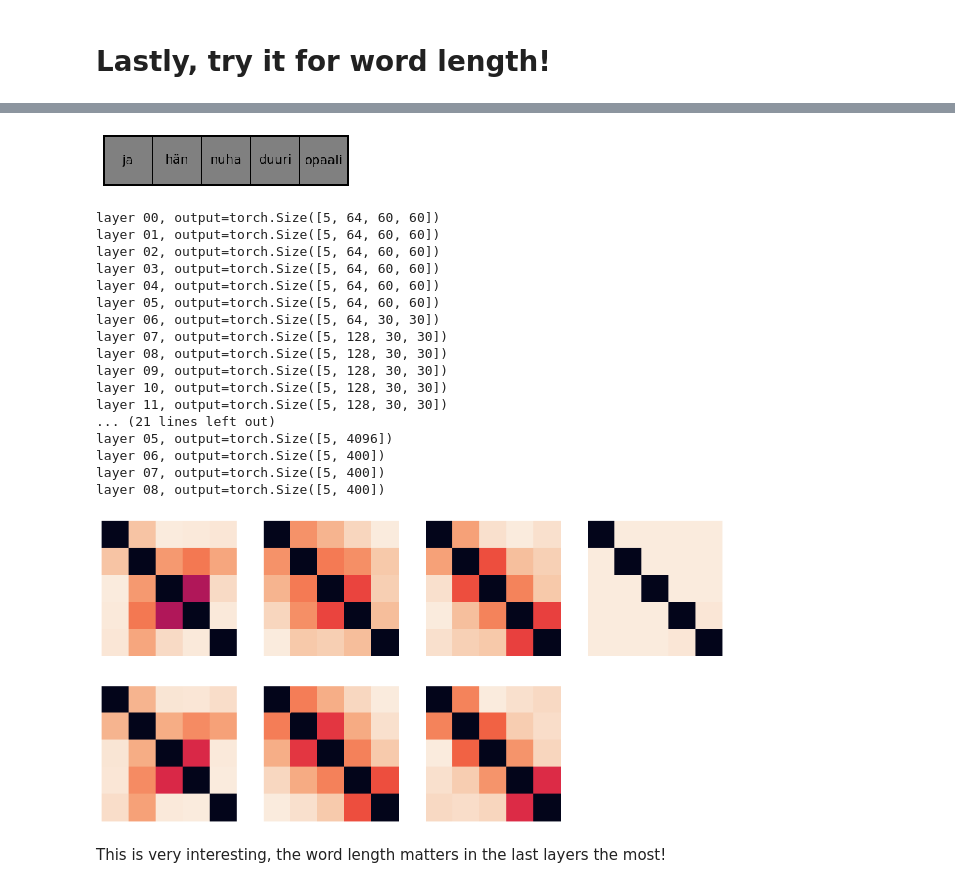
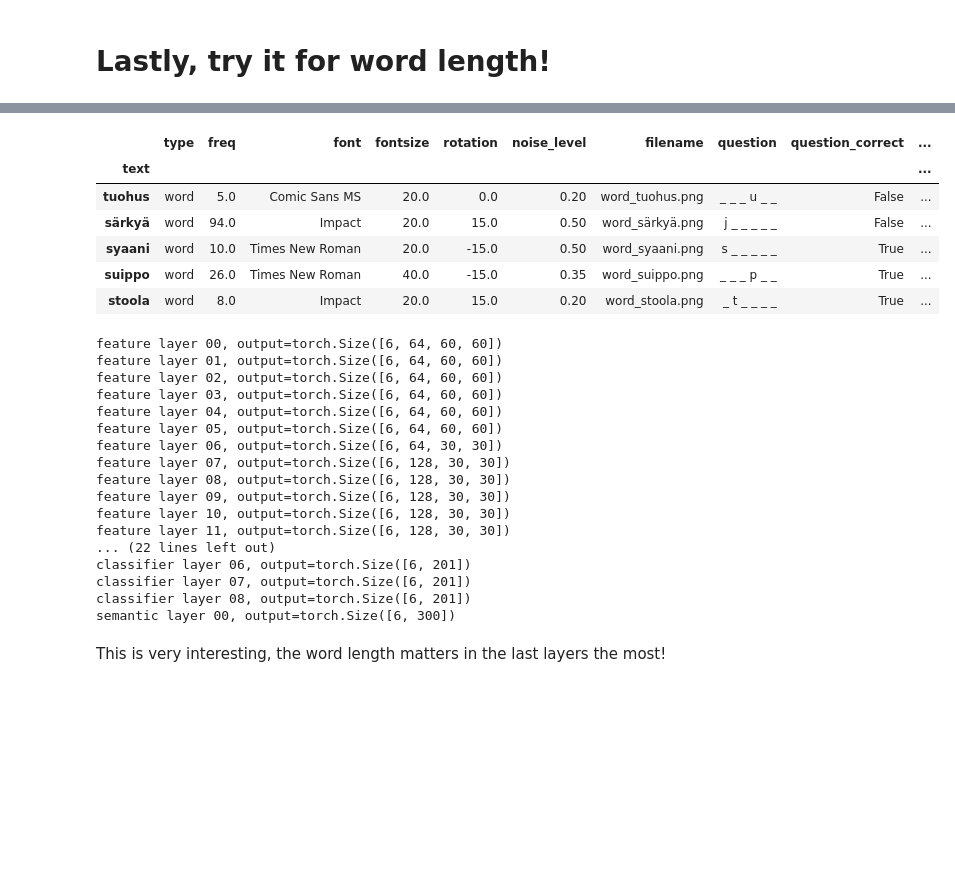
Before and after one commit to wmvanvliet/preprint, a Jupyter notebook: notebooks/explore_cnn_activities.ipynb, the cells around one changed output, grey strips where cells are left out. Saved outputs shown, nothing was run; the diff lists cells and outputs as text; code cells hidden in the pictures; blank space fills up the shorter version.

```diff
--- a/notebooks/explore_cnn_activities.ipynb
+++ b/notebooks/explore_cnn_activities.ipynb
@@ -341,2 +333,13 @@ for i in range(min_len, max_len+1):
+# %%
+meta['length'] = meta.index.str.len()
+meta.query('type=="word"').sort_values('length', ascending=False).head(5)
+# %% [output]
+|  | type | freq | font | fontsize | rotation | noise_level | filename | question | question_correct | ... |
+| text |  |  |  |  |  |  |  |  |  | ... |
+| tuohus | word | 5.0 | Comic Sans MS | 20.0 | 0.0 | 0.20 | word_tuohus.png | _ _ _ u _ _ | False | ... |
+| särkyä | word | 94.0 | Impact | 20.0 | 15.0 | 0.50 | word_särkyä.png | j _ _ _ _ _ | False | ... |
+| syaani | word | 10.0 | Times New Roman | 20.0 | -15.0 | 0.50 | word_syaani.png | s _ _ _ _ _ | True | ... |
+| suippo | word | 26.0 | Times New Roman | 40.0 | -15.0 | 0.35 | word_suippo.png | _ _ _ p _ _ | True | ... |
+| stoola | word | 8.0 | Impact | 20.0 | 15.0 | 0.20 | word_stoola.png | _ t _ _ _ _ | True | ... |
 # %%
 images_len=[]
@@ -349,47 +352,46 @@ images_len = torch.cat(images_len, 0)
 plt.figure(figsize=(5, 1))
 plt.axis('off')
 plt.tight_layout()
-plt.imshow(make_grid(images_len/5 + 0.5, nrow=5).numpy().transpose(1, 2, 0));
+plt.imshow(make_grid(images_len/5 + 0.5, nrow=6).numpy().transpose(1, 2, 0));
-# %% [output]
-[figure, removed]
 # %%
 # Load the model and feed through the images
-model_name = 'vgg_first_imagenet64_then_tiny-words-noisy_tiny-imagenet'
-checkpoint = torch.load('%s.pth.tar' % model_name, map_location='cpu')
-model = networks.vgg.from_checkpoint(checkpoint)
-feature_outputs, classifier_outputs = model.get_layer_activations(images_len)
+model_name = 'vgg_first_imagenet64_then_tiny-words_tiny-nontext_tiny-imagenet_w2v'
+checkpoint = torch.load('../models/%s.pth.tar' % model_name, map_location='cpu')
+model = networks.vgg_small.from_checkpoint(checkpoint)
+feature_outputs, classifier_outputs, semantic_outputs = model.get_layer_activations(images_len)
 # %% [output]
-layer 00, output=torch.Size([5, 64, 60, 60])
-layer 01, output=torch.Size([5, 64, 60, 60])
-layer 02, output=torch.Size([5, 64, 60, 60])
-layer 03, output=torch.Size([5, 64, 60, 60])
-layer 04, output=torch.Size([5, 64, 60, 60])
-layer 05, output=torch.Size([5, 64, 60, 60])
-layer 06, output=torch.Size([5, 64, 30, 30])
-layer 07, output=torch.Size([5, 128, 30, 30])
-layer 08, output=torch.Size([5, 128, 30, 30])
-layer 09, output=torch.Size([5, 128, 30, 30])
-layer 10, output=torch.Size([5, 128, 30, 30])
-layer 11, output=torch.Size([5, 128, 30, 30])
-... (21 lines left out)
-layer 05, output=torch.Size([5, 4096])
-layer 06, output=torch.Size([5, 400])
-layer 07, output=torch.Size([5, 400])
-layer 08, output=torch.Size([5, 400])
+feature layer 00, output=torch.Size([6, 64, 60, 60])
+feature layer 01, output=torch.Size([6, 64, 60, 60])
+feature layer 02, output=torch.Size([6, 64, 60, 60])
+feature layer 03, output=torch.Size([6, 64, 60, 60])
+feature layer 04, output=torch.Size([6, 64, 60, 60])
+feature layer 05, output=torch.Size([6, 64, 60, 60])
+feature layer 06, output=torch.Size([6, 64, 30, 30])
+feature layer 07, output=torch.Size([6, 128, 30, 30])
+feature layer 08, output=torch.Size([6, 128, 30, 30])
+feature layer 09, output=torch.Size([6, 128, 30, 30])
+feature layer 10, output=torch.Size([6, 128, 30, 30])
+feature layer 11, output=torch.Size([6, 128, 30, 30])
+... (22 lines left out)
+classifier layer 06, output=torch.Size([6, 201])
+classifier layer 07, output=torch.Size([6, 201])
+classifier layer 08, output=torch.Size([6, 201])
+semantic layer 00, output=torch.Size([6, 300])
 # %%
 dsms_values = [
-    rsa.compute_dsm(feature_outputs[0], metric='correlation'),
-    rsa.compute_dsm(feature_outputs[1], metric='correlation'),
-    rsa.compute_dsm(feature_outputs[2], metric='correlation'),
-    rsa.compute_dsm(feature_outputs[3], metric='correlation'),
-    rsa.compute_dsm(classifier_outputs[0], metric='correlation'),
-    rsa.compute_dsm(classifier_outputs[1], metric='correlation'),
-    rsa.compute_dsm(classifier_outputs[2], metric='correlation'),
+    mne_rsa.compute_dsm(feature_outputs[0], metric='correlation'),
+    mne_rsa.compute_dsm(feature_outputs[1], metric='correlation'),
+    mne_rsa.compute_dsm(feature_outputs[2], metric='correlation'),
+    mne_rsa.compute_dsm(feature_outputs[3], metric='correlation'),
+    mne_rsa.compute_dsm(classifier_outputs[0], metric='correlation'),
+    mne_rsa.compute_dsm(classifier_outputs[1], metric='correlation'),
+    mne_rsa.compute_dsm(classifier_outputs[2], metric='correlation'),
+    mne_rsa.compute_dsm(semantic_outputs[0], metric='correlation'),
 ]
 
 fig, axes = plt.subplots(2, 4, figsize=(14, 7))
 ticklabels = []
-axes[-1, -1].remove()
+
 
 for i in range(len(dsms_values)):
     dsm = dsms_values[i]
@@ -402,8 +404,6 @@ for i in range(len(dsms_values)):
                    yticklabels=ticklabels)
     ax.set_xticks(ticklabels)
     ax.set_yticks(ticklabels)
-# %% [output]
-[figure, removed]
 # %% [markdown]
 This is very interesting, the word length matters in the last layers the most!
 # %%
```
Also changed, not shown: parts of 28 cells of this notebook, 5 other files.
